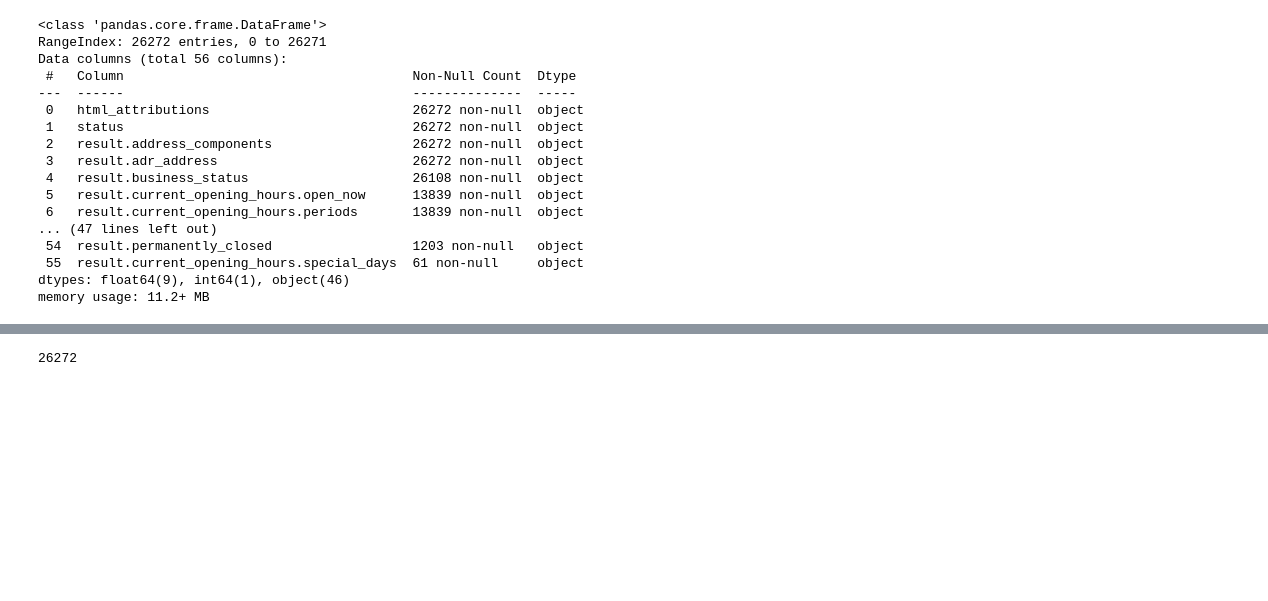
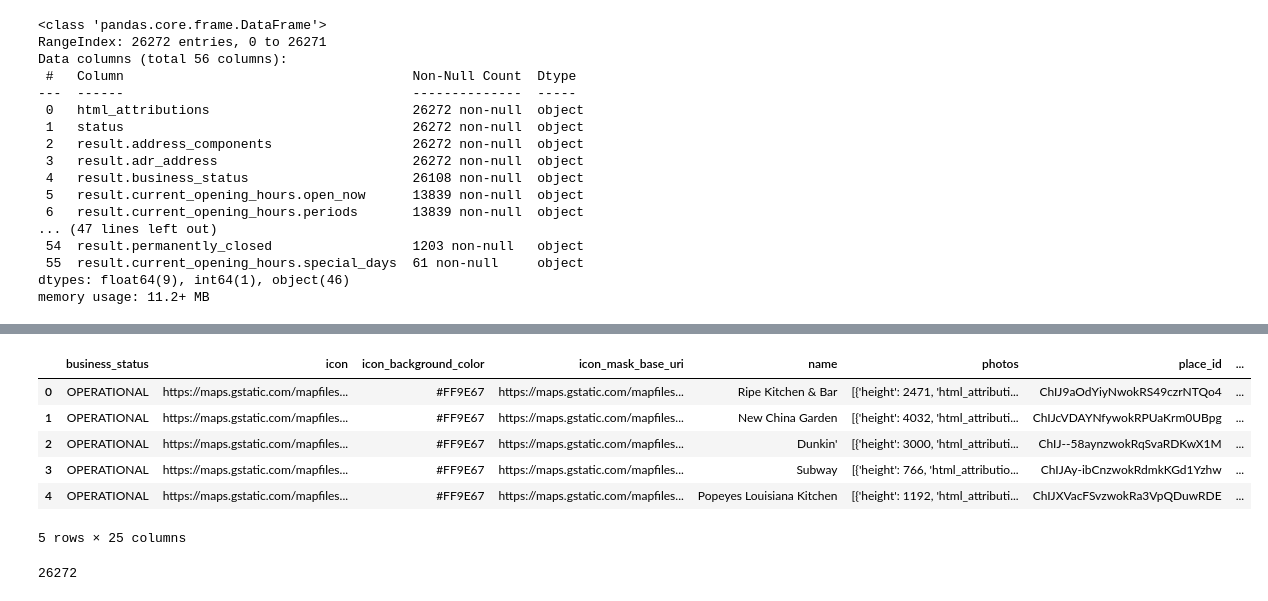
Before and after one commit to annleystanley/Midterm-Project, a Jupyter notebook: google_places_parsing.ipynb, the cells around one changed output, grey strips where cells are left out. Cells and saved outputs as stored; diff of their text form; code cells hidden in the pictures; blank space fills up the shorter version.

```diff
--- a/google_places_parsing.ipynb
+++ b/google_places_parsing.ipynb
@@ -188,3 +405,13 @@ addresses.shape[0]
+# %%
+gp_pois.head()
+# %% [output]
+|  | business_status | icon | icon_background_color | icon_mask_base_uri | name | photos | place_id | ... |
+| 0 | OPERATIONAL | https://maps.gstatic.com/mapfiles... | #FF9E67 | https://maps.gstatic.com/mapfiles... | Ripe Kitchen & Bar | [{'height': 2471, 'html_attributi... | ChIJ9aOdYiyNwokRS49czrNTQo4 | ... |
+| 1 | OPERATIONAL | https://maps.gstatic.com/mapfiles... | #FF9E67 | https://maps.gstatic.com/mapfiles... | New China Garden | [{'height': 4032, 'html_attributi... | ChIJcVDAYNfywokRPUaKrm0UBpg | ... |
+| 2 | OPERATIONAL | https://maps.gstatic.com/mapfiles... | #FF9E67 | https://maps.gstatic.com/mapfiles... | Dunkin' | [{'height': 3000, 'html_attributi... | ChIJ--58aynzwokRqSvaRDKwX1M | ... |
+| 3 | OPERATIONAL | https://maps.gstatic.com/mapfiles... | #FF9E67 | https://maps.gstatic.com/mapfiles... | Subway | [{'height': 766, 'html_attributio... | ChIJAy-ibCnzwokRdmkKGd1Yzhw | ... |
+| 4 | OPERATIONAL | https://maps.gstatic.com/mapfiles... | #FF9E67 | https://maps.gstatic.com/mapfiles... | Popeyes Louisiana Kitchen | [{'height': 1192, 'html_attributi... | ChIJXVacFSvzwokRa3VpQDuwRDE | ... |
+5 rows × 25 columns
 # %%
 gp_pois.shape[0]
 # %% [output]
```
Also changed, not shown: parts of 61 cells of this notebook, 2 other files.
